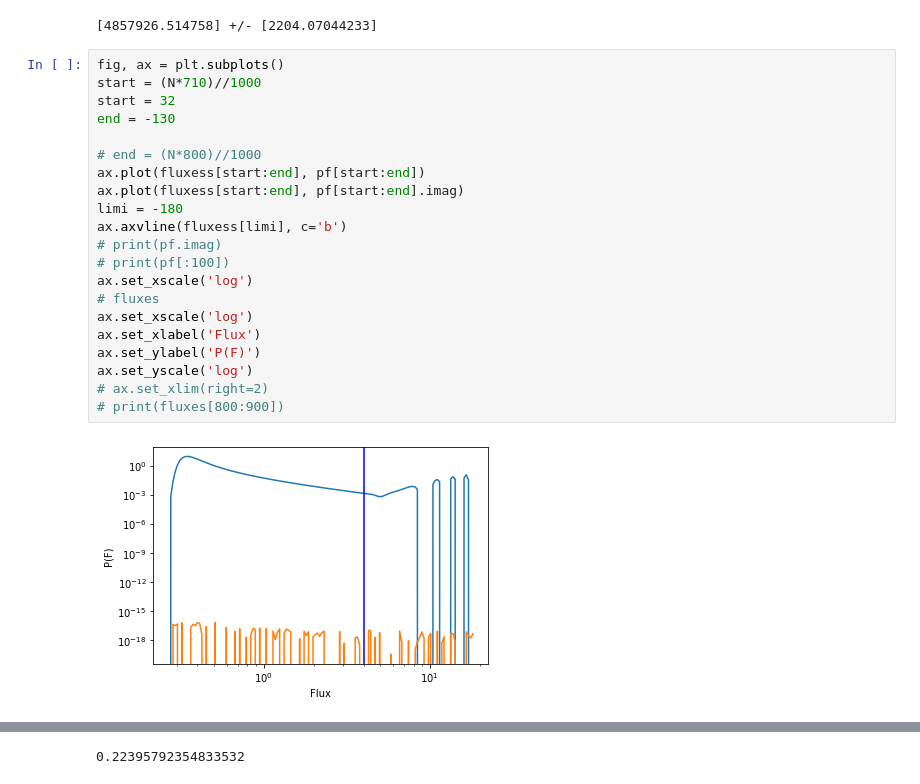
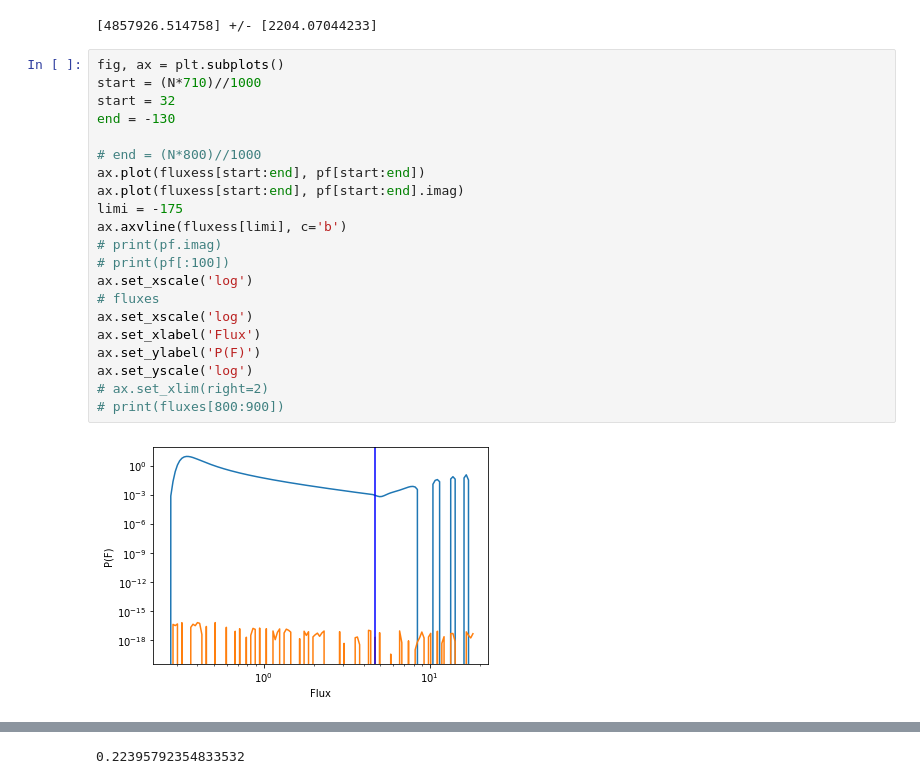
Before and after one commit to runburg/dm_gal_substructure, a Jupyter notebook: dm_gal_substructure.ipynb, the cells around one changed output, grey strips where cells are left out. Saved outputs shown, nothing was run; the diff lists cells and outputs as text.

```diff
--- a/dm_gal_substructure.ipynb
+++ b/dm_gal_substructure.ipynb
@@ -389,26 +389,26 @@ pf = integrate.simps(ift_func * stats.norm.pdf(eval_pts, mean, sd).T, eval_pts.T
 # %%
 fig, ax = plt.subplots()
 start = (N*710)//1000
 start = 32
 end = -130
 
 # end = (N*800)//1000
 ax.plot(fluxess[start:end], pf[start:end])
 ax.plot(fluxess[start:end], pf[start:end].imag)
-limi = -180
+limi = -175
 ax.axvline(fluxess[limi], c='b')
 # print(pf.imag)
 # print(pf[:100])
 ax.set_xscale('log')
 # fluxes
 ax.set_xscale('log')
 ax.set_xlabel('Flux')
 ax.set_ylabel('P(F)')
 ax.set_yscale('log')
 # ax.set_xlim(right=2)
 # print(fluxes[800:900])
 # %% [output]
-[figure, old version]
+[figure, new version]
 # %%
 print(f'\mu \int F P1: {(mu(psi) * integrate.simps(fluxes * p1_vals, fluxes))[0]}')
 print(f' \int F Psh: {integrate.simps(pf[start:limi].real * fluxess[start:limi], fluxess[start:limi])}')
```
Also changed, not shown: parts of 1 cell of this notebook.
